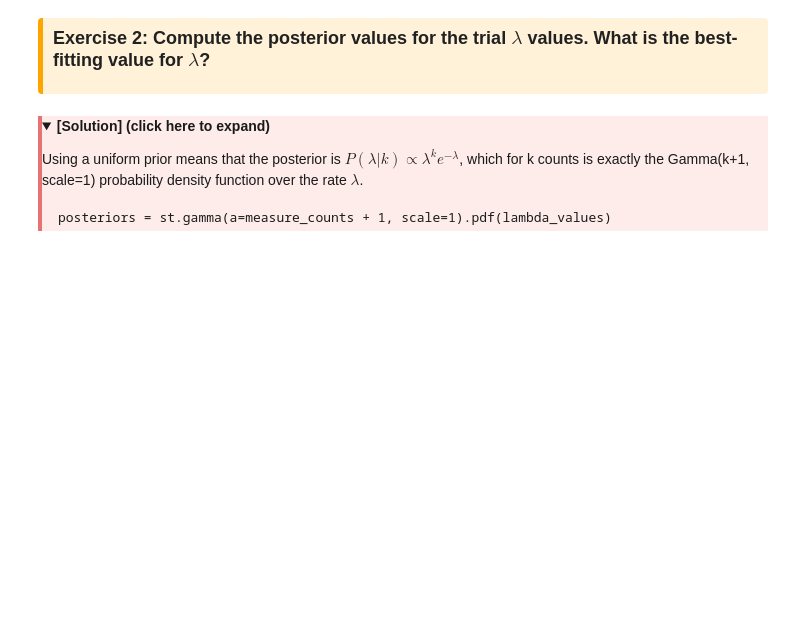
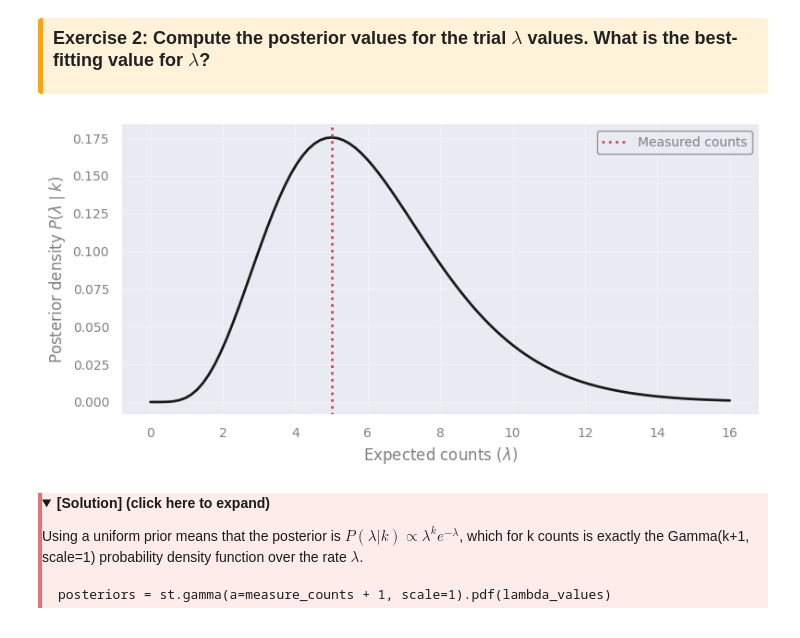
Before and after one commit to sghwang-cosmos/Astrostat-School-2026, a Jupyter notebook: Bayesian/Bayesian_1.ipynb, the cells around one changed output. Cells and saved outputs as stored; diff of their text form; code cells hidden in the pictures; folded sections open; blank space fills up the shorter version.

```diff
--- a/Bayesian/Bayesian_1.ipynb
+++ b/Bayesian/Bayesian_1.ipynb
@@ -442,15 +452,17 @@ As a consequence, Maximum Likelihood Estimation (see previous lecture) is rooted
 # %%
 measure_counts = 5.0
 lambda_values = np.linspace(0, int(measure_counts*3)+1, 100)
-posteriors = st.gamma(...).pdf(...)
+posteriors = st.gamma(a=measure_counts+1, scale=1).pdf(lambda_values)
 
 plt.figure()
 plt.plot(lambda_values, posteriors, "k-")
 plt.xlabel(r"Expected counts ($\lambda$)")
 plt.ylabel(r"Posterior density $P(\lambda \mid k)$")
 plt.axvline(5.0, color="r", ls=":", label="Measured counts")
 plt.legend(loc="upper right")
 plt.show()
+# %% [output]
+[figure, added]
 # %% [markdown]
 <div style="border-left: 4px solid #e57373; padding-left: 1em; padding-top: 1em; padding-bottom: 1em; margin: 1em 0; background: #fdecea; color: #1a1a1a;">
 <details>
```
Also changed, not shown: parts of 6 cells of this notebook.
